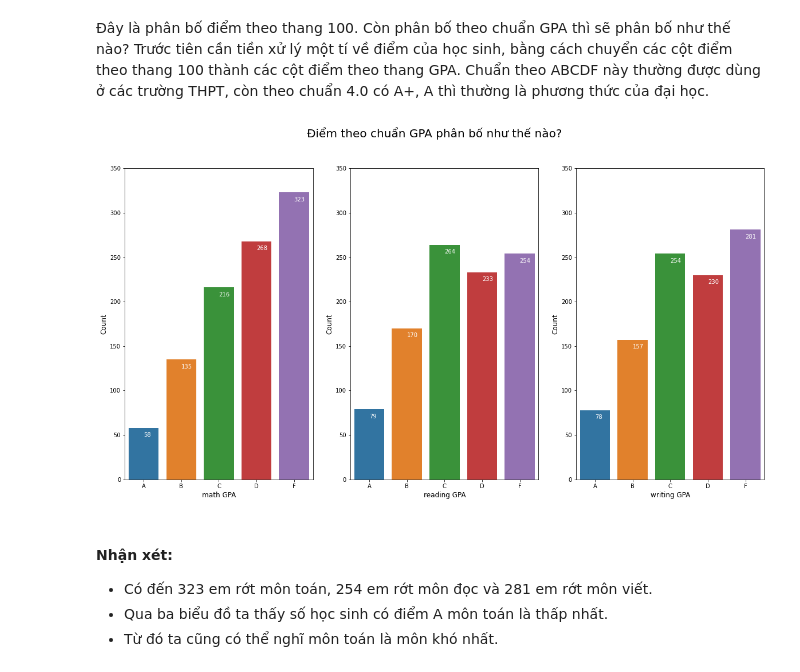
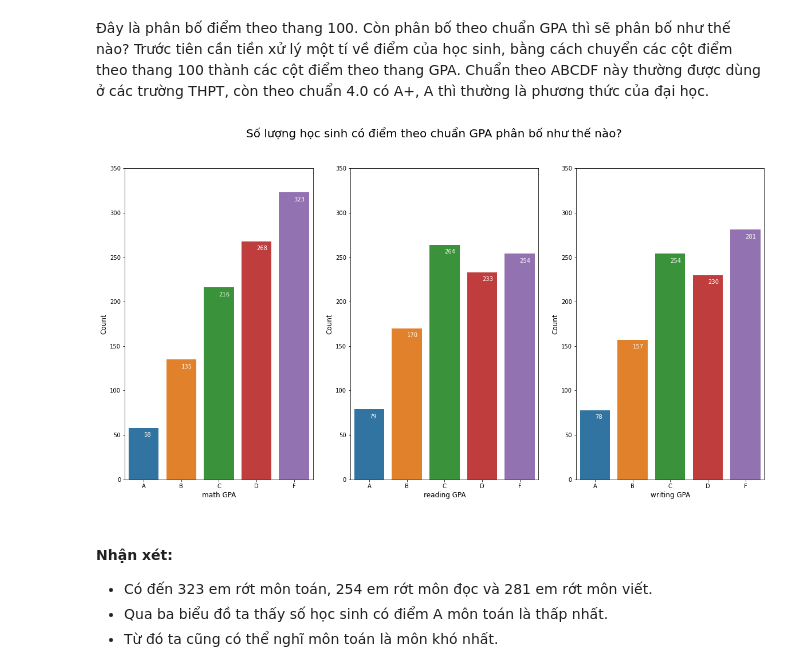
Before and after one commit to PNTAN19/LTKHDL, a Jupyter notebook: Students_Performance.ipynb, the cells around one changed output. Cells and saved outputs as stored; diff of their text form; code cells hidden in the pictures.

Commit message:
update title for charts

```diff
--- a/Students_Performance.ipynb
+++ b/Students_Performance.ipynb
@@ -322,21 +322,21 @@ df["writing GPA"] = df["writing score"].apply(lambda x : gpa_convert(x))
 # %%
 fig, ax = plt.subplots(ncols=3, nrows=1, figsize=(20,10))
 index = 0
 ax = ax.flatten()
 
 for col in ["math GPA", "reading GPA", "writing GPA"]:
     sns.countplot(df[col], ax=ax[index], order=['A', 'B', 'C', 'D', 'F'])
     ax[index].set_xlabel(xlabel=col, size=12)
     ax[index].set_ylabel(ylabel="Count", size=12)
     ax[index].set_ylim([0, 350])
     # Annotate value labels to each grade
     for i, value in enumerate(df[col].value_counts().sort_index()):
         ax[index].annotate(value, xy=(i, value-10), color='white')
     index += 1
 
-fig.suptitle("Điểm theo chuẩn GPA phân bố như thế nào?", fontsize=20);
+fig.suptitle("Số lượng học sinh có điểm theo chuẩn GPA phân bố như thế nào?", fontsize=20);
 # %% [output]
-[figure, old version]
+[figure, new version]
 # %% [markdown]
 #### Nhận xét:
 - Có đến 323 em rớt môn toán, 254 em rớt môn đọc và 281 em rớt môn viết.
```
Also changed, not shown: parts of 4 cells of this notebook.
